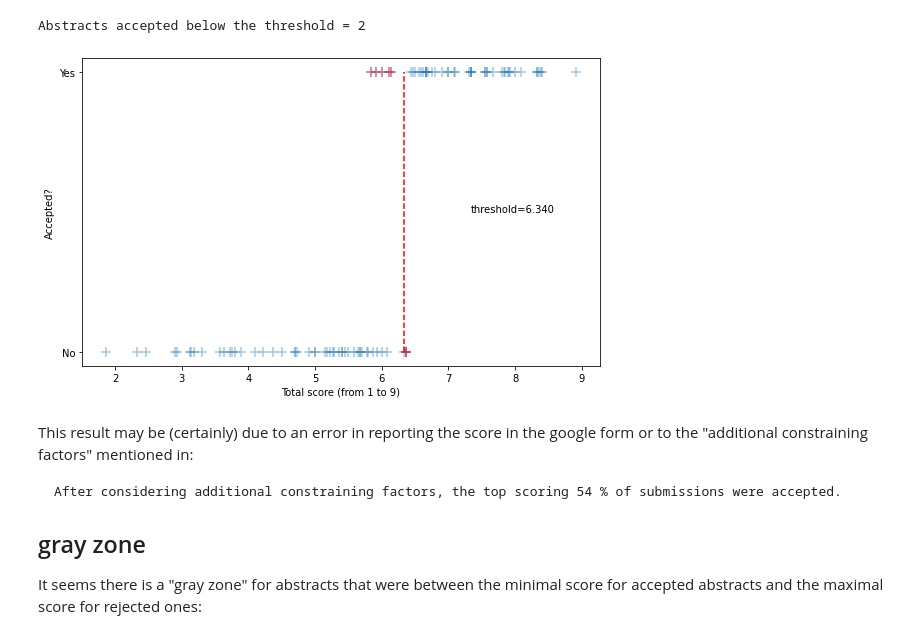
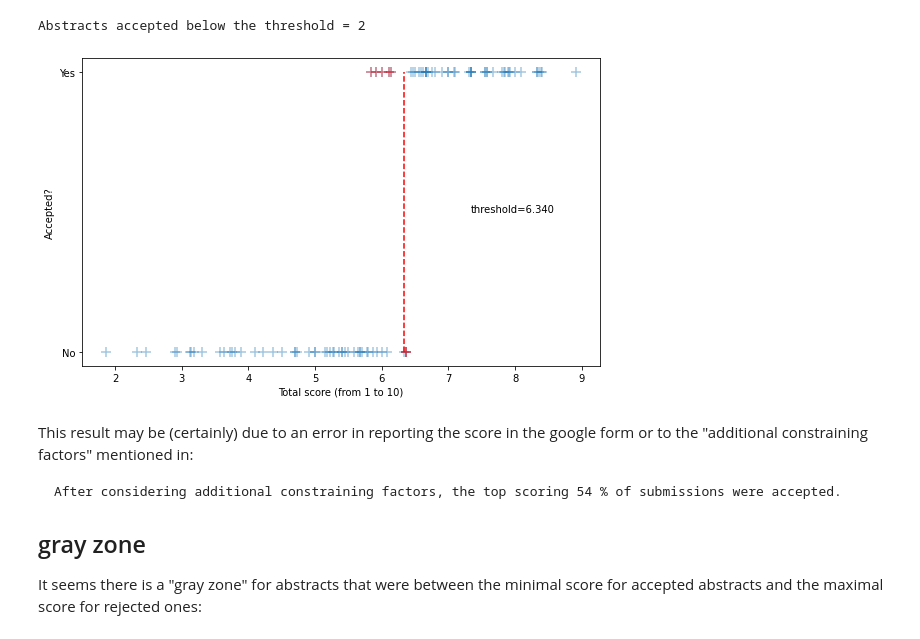
Before and after one commit to laurentperrinet/2022-02-11_COSYNE-scoresheet, a Jupyter notebook: 2022-02-11_COSYNE-scoresheet.ipynb, the cells around one changed output. Cells and saved outputs as stored; diff of their text form; code cells hidden in the pictures.

```diff
--- a/2022-02-11_COSYNE-scoresheet.ipynb
+++ b/2022-02-11_COSYNE-scoresheet.ipynb
@@ -241,17 +252,17 @@ Abstracts accepted below the threshold = 2
 # %%
 fig, ax = plt.subplots(figsize=(8, 5))
 ax.scatter(score, score_sheet['Abstract accepted?']=='Yes', marker='+', alpha=.4, s=100)
 ax.scatter(false_positives, np.ones_like(false_positives), marker='+', alpha=.4, s=100, c='r')
 ax.scatter(false_negatives, np.zeros_like(false_negatives), marker='+', alpha=.4, s=100, c='r')
 ax.vlines([threshold], ymin=.0, ymax=1., colors='r', linestyles='--')
-ax.set_xlabel('Total score (from 1 to 9)')
+ax.set_xlabel('Total score (from 1 to 10)')
 ax.set_yticks(np.arange(0, 2))
 ax.set_yticklabels(['No', 'Yes'])
 ax.text(threshold + 1, .5, f'{threshold=:.3f}')
 ax.set_ylabel('Accepted?')
 plt.tight_layout();
 # %% [output]
-[figure, old version]
+[figure, new version]
 # %%
 fig.savefig('2022-02-11_COSYNE-razor.png')
 # %% [markdown]
```
Also changed, not shown: parts of 3 cells of this notebook, 1 other file.
